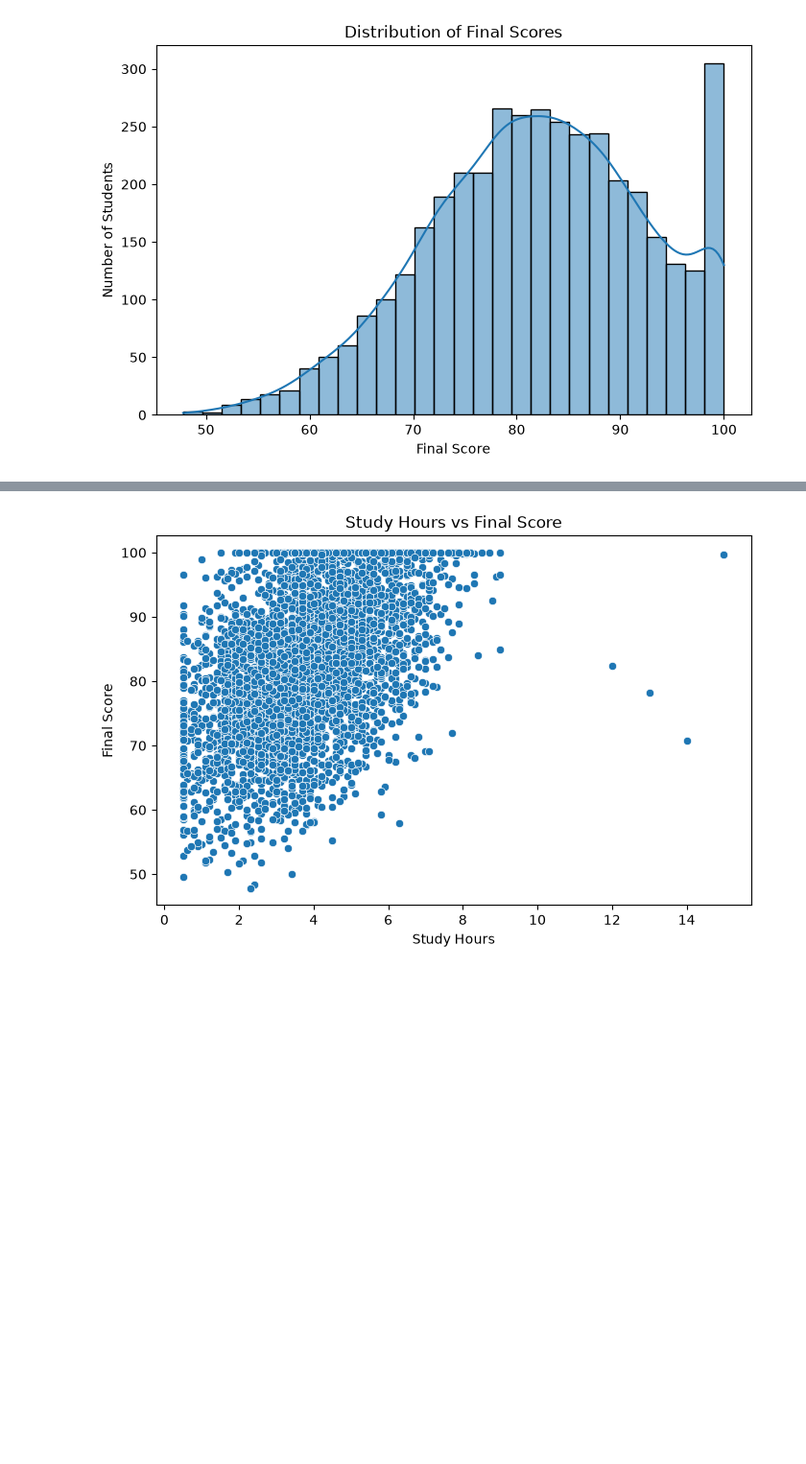
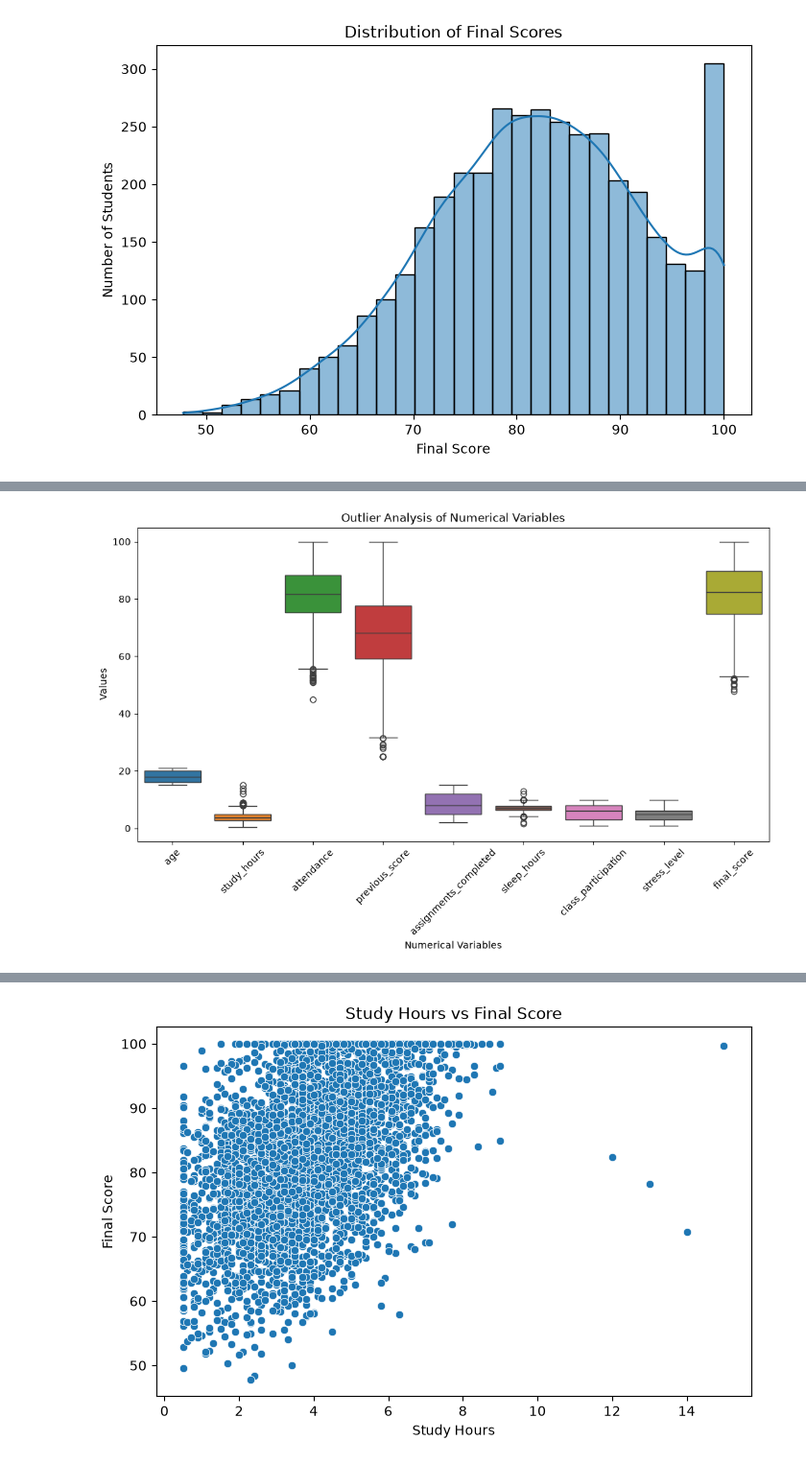
Before and after one commit to dipesh50061-blip/student_performance, a Jupyter notebook: notebooks/student_performance_eda.ipynb, the cells around one changed output, grey strips where cells are left out. Shown at 96% size. Cells and saved outputs as stored; diff of their text form; code cells hidden in the pictures; blank space fills up the shorter version.

```diff
--- a/notebooks/student_performance_eda.ipynb
+++ b/notebooks/student_performance_eda.ipynb
@@ -300,0 +485,30 @@ plt.show()
+# %%
+numeric_features = [
+    "age", "study_hours", "attendance", "previous_score",
+    "assignments_completed", "sleep_hours", "class_participation",
+    "stress_level", "final_score"
+]
+
+outlier_summary = []
+
+for column in numeric_features:
+    Q1 = df[column].quantile(0.25)
+    Q3 = df[column].quantile(0.75)
+    IQR = Q3 - Q1
+    lower_bound = Q1 - 1.5 * IQR
+    upper_bound = Q3 + 1.5 * IQR
+    outlier_count = ((df[column] < lower_bound) | (df[column] > upper_bound)).sum()
+
+    outlier_summary.append([
+        column, Q1, Q3, lower_bound, upper_bound, outlier_count
+    ])
+
+outlier_df = pd.DataFrame(
+    outlier_summary,
+    columns=[
+        "Column", "Q1", "Q3", "Lower Bound",
+        "Upper Bound", "Outlier Count"
+    ]
+)
+
+outlier_df
@@ -300,0 +526,13 @@ plt.show()
+# %%
+plt.figure(figsize=(12, 6))
+
+sns.boxplot(data=df[numeric_features])
+
+plt.xticks(rotation=45)
+plt.title("Outlier Analysis of Numerical Variables")
+plt.xlabel("Numerical Variables")
+plt.ylabel("Values")
+
+plt.show()
+# %% [output]
+[figure, added]
```
Also changed, not shown: parts of 26 cells of this notebook.
